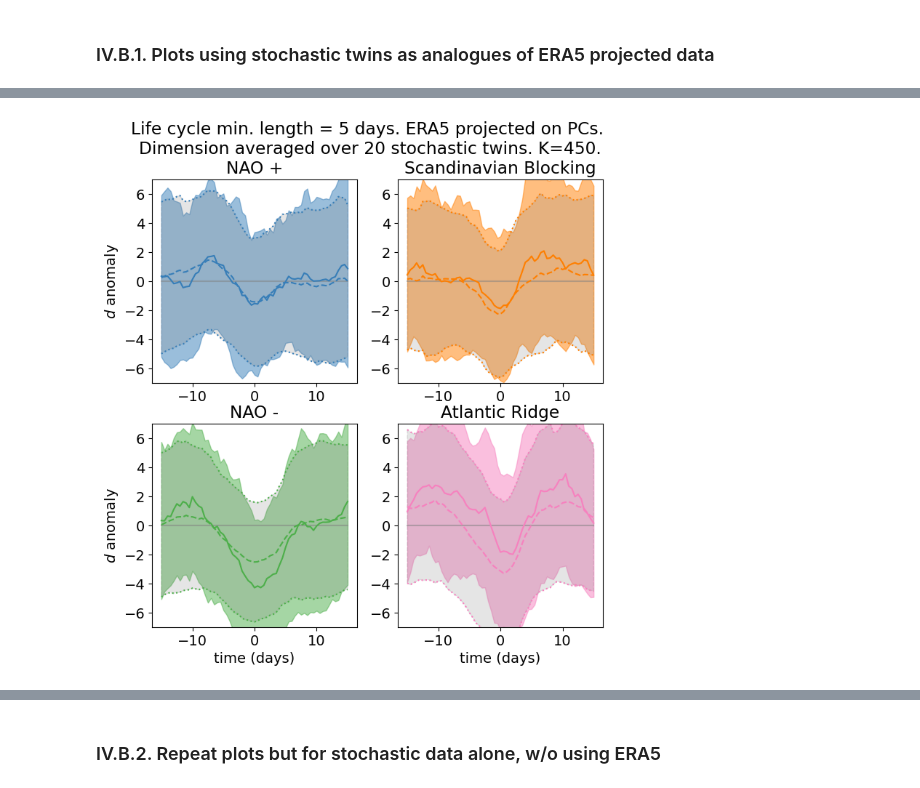
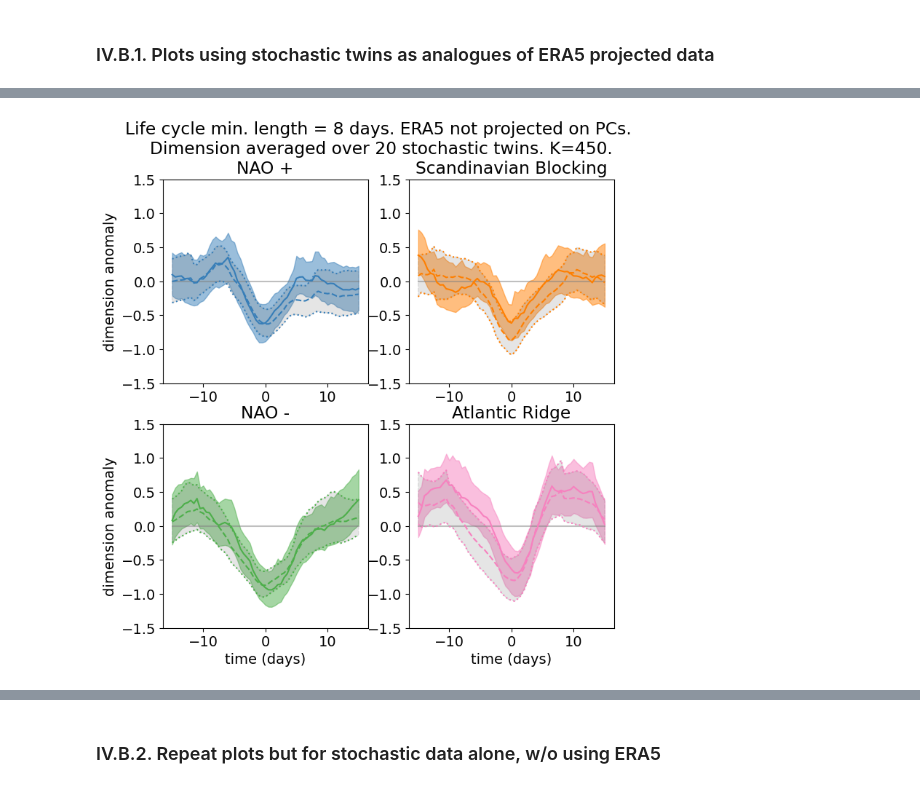
Before and after one commit to PaulPlatzer/WR_stochastic_twins, a Jupyter notebook: notebooks/Notebook5-Dimensions_plot.ipynb, the cells around one changed output, grey strips where cells are left out. Drawn from its saved outputs; the diff is of its cells as text; code cells hidden in the pictures.

```diff
--- a/notebooks/Notebook5-Dimensions_plot.ipynb
+++ b/notebooks/Notebook5-Dimensions_plot.ipynb
@@ -152,3 +149,9 @@ np.mean(dd_nat)
+# %%
+npzfile = np.load(data_folder + 'dim_twins_bis.npz')
+dd_pcs = npzfile['dd_pcs']
+dd_nat_twin = npzfile['dd_nat_twin']
+dd_twin = npzfile['dd_twin']
+K = npzfile['K']
 # %% [markdown]
 Compute anomalies
 # %%
@@ -276,9 +279,11 @@ plt.show()
 ### IV.B.1. Plots using stochastic twins as analogues of ERA5 projected data
 # %%
 # # minimum length of life-cycle
-LC_length = 5*2
-# # minimum value of IWR for life-cycle definitino
+LC_length = 8*2
+print('Minimum length of life-cycle = '+str(LC_length//2) + ' days')
+# # minimum value of IWR for life-cycle definition
 thresh_IWR = 1
+print('Threshold value for WRI = ' + str(thresh_IWR))
 # # (half of whole) length over which to plot characteristics
 plot_length = 15*2
 t_plot = np.arange( - plot_length , plot_length + 1 )/2
@@ -319,6 +324,7 @@ for i_regime in range(len(means)):
 
     IWR_plot_nat.append( IWR_plot__ )
 
+    print('Number of events for '+regime_names[i_regime]+' = '+str(len(dd_plot_pcs__)))
     dd_plot_nat.append( np.array(dd_plot_nat__) )
     dd_plot_pcs.append( np.array(dd_plot_pcs__) )
     dd_plot_nat_twin.append( np.array(dd_plot_nat_twin__) )
@@ -325,35 +383,44 @@ for i_regime in range(len(means)):
 # %%
 plt.figure(figsize=(8,8),dpi=100)
 i_K = 30
 for i_regime in range(len(weights)):
     plt.subplot(221+i_regime)
 
     plt.plot([-plot_length/2,plot_length/2] , [0]*2, '-', color='.5', alpha=.5)
 
     for j in range(2):
         if j == 0:
-            plot_mean = np.mean( dd_plot_pcs[i_regime][:,:,i_K] , axis = 0)
-            plot_std = np.std( dd_plot_pcs[i_regime][:,:,i_K] , axis = 0)
+            plot_mean = np.mean( dd_plot_nat[i_regime][:,:,i_K] , axis = 0)
+            # plot_std = np.std( dd_plot_nat[i_regime][:,:,i_K] , axis = 0)
+            for l_time in range( 2 * plot_length + 1 ):
+                ci_ = bootstrap( dd_plot_nat[i_regime][:,l_time,i_K].reshape(1,-1) , np.mean ).confidence_interval
+                plot_CI[l_time] = ci_.low, ci_.high
         else:
             plot_mean = np.mean( dd_plot_nat_twin[i_regime][:,:,:,i_K] , axis = (0,1))
-            plot_std = np.std( dd_plot_nat_twin[i_regime][:,:,:,i_K] , axis = (0,1))
+            # plot_std = np.std( dd_plot_nat_twin[i_regime][:,:,:,i_K] , axis = (0,1))
+            for l_time in range( 2 * plot_length + 1 ):
+                ci_ = bootstrap( np.mean( dd_plot_nat_twin[i_regime][:,:,l_time,i_K] , axis=1 ).reshape(1,-1) , np.mean ).confidence_interval
+                plot_CI[l_time] = ci_.low, ci_.high
 
         plt.plot(t_plot, plot_mean, ['-','--'][j], color=cols[i_regime+1])
-        plt.fill_between(t_plot, plot_mean - plot_std, plot_mean + plot_std,
+        # plt.fill_between(t_plot, plot_mean - plot_std, plot_mean + plot_std,
+        plt.fill_between(t_plot, plot_CI[:,0], plot_CI[:,1],
                          ls = ['-','--'][j] , color=[cols[i_regime+1],'0.5'][j], alpha=[.5,.2][j])
         if j==1:
-            plt.plot(t_plot, plot_mean - plot_std , ':', color=cols[i_regime+1])
-            plt.plot(t_plot, plot_mean + plot_std , ':', color=cols[i_regime+1])
+            plt.plot(t_plot, plot_CI[:,0] , ':', color=cols[i_regime+1])
+            plt.plot(t_plot, plot_CI[:,1] , ':', color=cols[i_regime+1])
+            # plt.plot(t_plot, plot_mean - plot_std , ':', color=cols[i_regime+1])
+            # plt.plot(t_plot, plot_mean + plot_std , ':', color=cols[i_regime+1])
 
     plt.xlabel('time (days)'*( i_regime > 1 ))
-    plt.ylabel(r'$d$ anomaly'*( i_regime % 2 == 0 ))
-    plt.ylim([-7,7])
+    plt.ylabel('dimension anomaly'*( i_regime % 2 == 0 ))
+    plt.ylim([-1.5,1.5])
     plt.title(regime_names[i_regime])
 
 plt.suptitle('Life cycle min. length = '+str(int(LC_length/2))+' days. '
-            +'ERA5 projected on PCs. \n'
+            +'ERA5 not projected on PCs. \n'
             +'Dimension averaged over '+str(Ntwins)+' stochastic twins. K='+str(K[i_K])+'.')
-plt.savefig(figure_folder + 'd_life-cycle_twins_as_analogs.png', dpi=150, bbox_inches='tight')
+plt.savefig(figure_folder + 'd_life-cycle_twins_as_analogs_ERAnotproj.png', dpi=150, bbox_inches='tight')
 plt.show()
 # %% [output]
-[figure, old version]
+[figure, new version]
```
Also changed, not shown: parts of 15 cells of this notebook, 41 other files.
